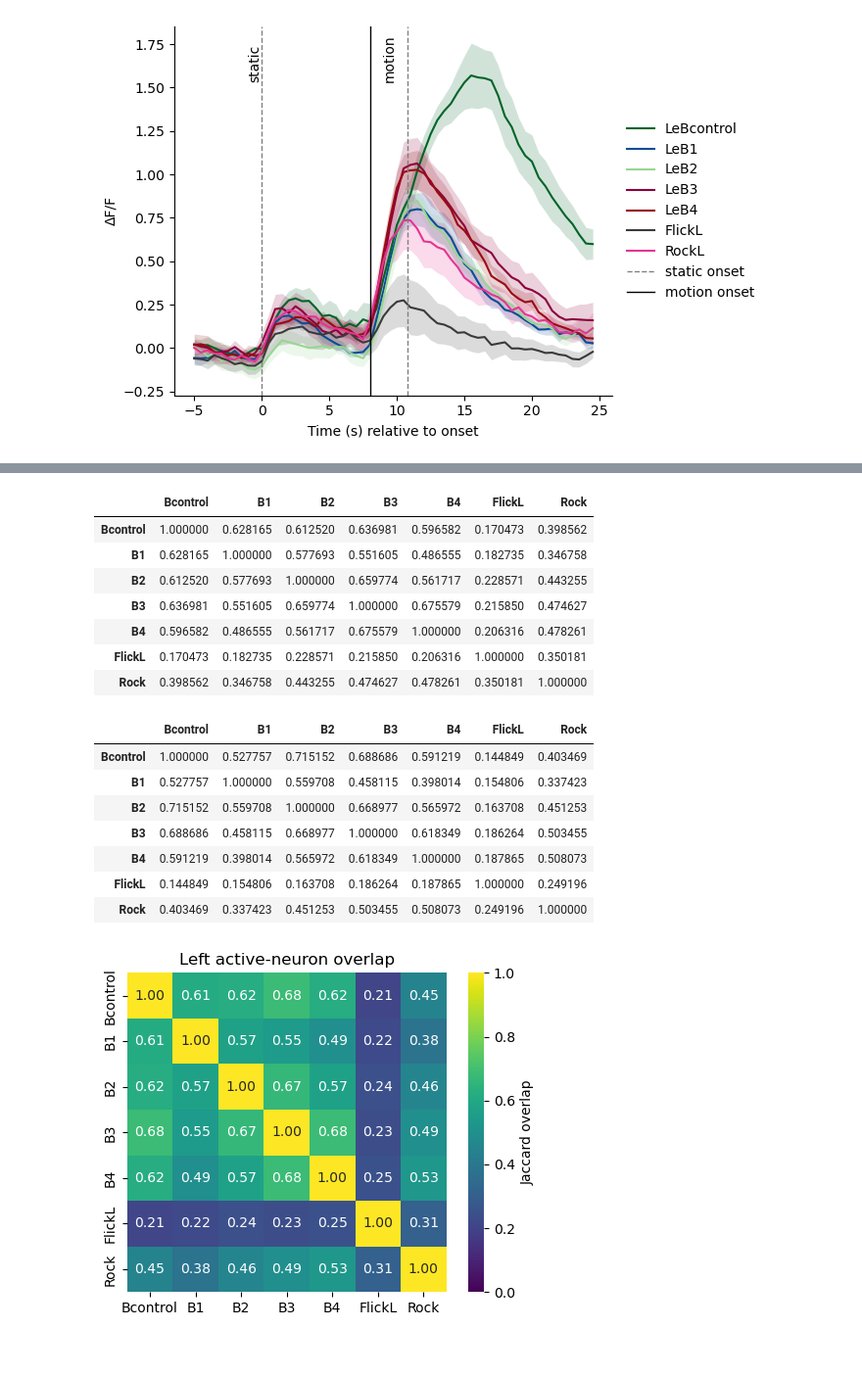
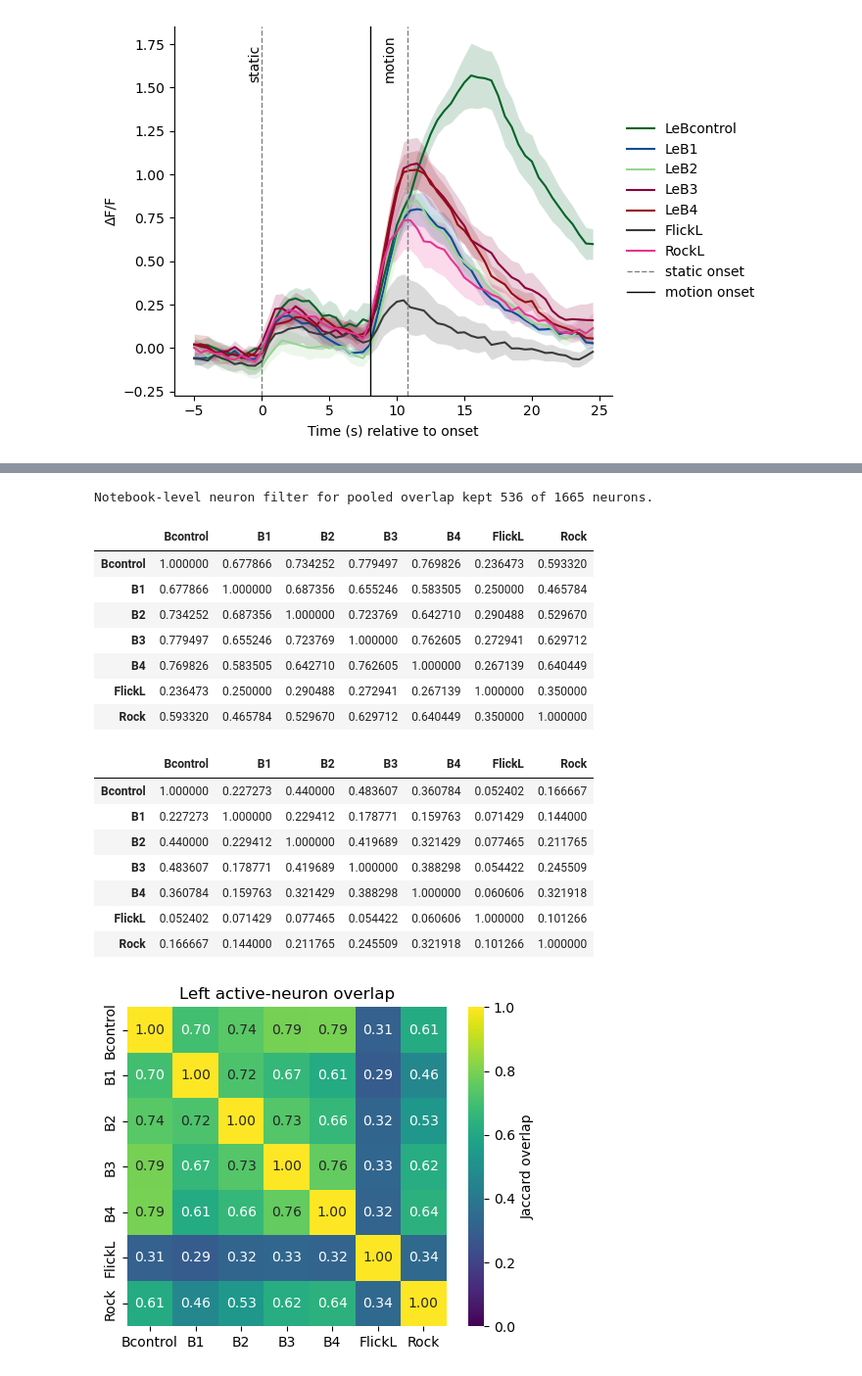
Before and after one commit to uribealej/social_filters, a Jupyter notebook: scripts/calcium_analysis/Exp5_map_positions_several.ipynb, the cells around one changed output, grey strips where cells are left out. Shown at 98% size. Drawn from its saved outputs; the diff is of its cells as text; code cells hidden in the pictures.

```diff
--- a/scripts/calcium_analysis/Exp5_map_positions_several.ipynb
+++ b/scripts/calcium_analysis/Exp5_map_positions_several.ipynb
@@ -315,11 +329,11 @@ Selected stimulus labels: ['LeB1', 'LeB2', 'LeB3', 'LeB4', 'FlickL', 'RockL']
 # %%
 # Cell 03c - Stimulus specificity slice 2 response matrices
-# Computes mean z-score AUC responses for the selected stimuli per fish and pooled across fish.
+# Computes mean z-score AUC responses for all response stimuli per fish and pooled across fish.
 
 stimulus_specificity_responses = build_zscore_response_matrices_all_fish(
     all_fish_data=all_fish_data,
     fish_ids=fish_ids,
-    selected_stimuli=selected_stimuli,
+    selected_stimuli=response_stimuli,
     fps_2p=fps_2p,
     t_pre_s=t_pre_s,
     motion_onset_s=motion_onset_s,
@@ -348,8 +362,8 @@ if not np.all(response_matrix_shape_summary["response_rows"] == response_matrix_
 if pooled_response_matrix.shape[0] != response_row_metadata.shape[0]:
     raise ValueError("Pooled response matrix rows do not match row metadata rows.")
 
-print("Selected stimulus IDs:", stimulus_specificity_responses["selected_stimulus_ids"])
-print("Selected stimulus labels:", stimulus_specificity_responses["selected_stimulus_labels"])
+print("Response stimulus IDs:", stimulus_specificity_responses["selected_stimulus_ids"])
+print("Response stimulus labels:", stimulus_specificity_responses["selected_stimulus_labels"])
 print("Pooled response matrix:", pooled_response_matrix.shape)
 display(response_matrix_shape_summary)
 display(pooled_response_matrix.head())
@@ -2072,6 +2227,30 @@ active_matrices = build_active_neuron_matrices_all_fish(
     fps_2p=fps_2p,
     t_pre_s=t_pre_s,
 )
+
+if "plot_neuron_keep_mask" in globals():
+    if plot_neuron_keep_mask.shape[0] != response_row_metadata.shape[0]:
+        raise ValueError("plot_neuron_keep_mask length does not match response_row_metadata rows.")
+
+    filtered_active_matrices = {}
+    for fid in fish_ids:
+        fish_rows = response_row_metadata["fish_id"].to_numpy() == fid
+        fish_keep_mask = plot_neuron_keep_mask[fish_rows]
+        active_matrix = active_matrices[fid]
+        if active_matrix.shape[0] != fish_keep_mask.shape[0]:
+            raise ValueError(
+                f"Active matrix rows for {fid} do not match response metadata rows: "
+                f"{active_matrix.shape[0]} vs {fish_keep_mask.shape[0]}."
+            )
+        if hasattr(active_matrix, "loc"):
+            filtered_active_matrices[fid] = active_matrix.loc[fish_keep_mask].reset_index(drop=True)
+        else:
+            filtered_active_matrices[fid] = active_matrix[fish_keep_mask, :]
+    active_matrices = filtered_active_matrices
+    print(
+        "Notebook-level neuron filter for pooled overlap kept "
+        f"{int(plot_neuron_keep_mask.sum())} of {plot_neuron_keep_mask.shape[0]} neurons."
+    )
 
 overlap_results = build_active_neuron_overlap_matrices_all_fish(
     active_matrices=active_matrices,
@@ -2082,48 +2261,49 @@ overlap_results = build_active_neuron_overlap_matrices_all_fish(
 left_overlap_matrix = overlap_results["pooled"]["left"]
 right_overlap_matrix = overlap_results["pooled"]["right"]
 
 side_to_plot =  "left"#"left"  # or "right"
 aggregation_to_plot = "mean_per_fish"#"pooled"  # or "mean_per_fish"
 matrix_to_plot = overlap_results[aggregation_to_plot][side_to_plot]
 
 
 display(left_overlap_matrix)
 display(right_overlap_matrix)
 
 fig, ax = plt.subplots(figsize=(5, 4))
 sns.heatmap(
     matrix_to_plot,
     vmin=0,
     vmax=1,
     square=True,
     annot=True,
     fmt=".2f",
     cmap="viridis",
     cbar_kws={"label": "Jaccard overlap"},
     ax=ax,
 )
 ax.set_title(f"{side_to_plot.capitalize()} active-neuron overlap")
 ax.set_xlabel("")
 ax.set_ylabel("")
 plt.tight_layout()
 # %% [output]
+Notebook-level neuron filter for pooled overlap kept 536 of 1665 neurons.
 |  | Bcontrol | B1 | B2 | B3 | B4 | FlickL | Rock |
-| Bcontrol | 1.000000 | 0.628165 | 0.612520 | 0.636981 | 0.596582 | 0.170473 | 0.398562 |
-| B1 | 0.628165 | 1.000000 | 0.577693 | 0.551605 | 0.486555 | 0.182735 | 0.346758 |
-| B2 | 0.612520 | 0.577693 | 1.000000 | 0.659774 | 0.561717 | 0.228571 | 0.443255 |
-| B3 | 0.636981 | 0.551605 | 0.659774 | 1.000000 | 0.675579 | 0.215850 | 0.474627 |
-| B4 | 0.596582 | 0.486555 | 0.561717 | 0.675579 | 1.000000 | 0.206316 | 0.478261 |
-| FlickL | 0.170473 | 0.182735 | 0.228571 | 0.215850 | 0.206316 | 1.000000 | 0.350181 |
-| Rock | 0.398562 | 0.346758 | 0.443255 | 0.474627 | 0.478261 | 0.350181 | 1.000000 |
+| Bcontrol | 1.000000 | 0.677866 | 0.734252 | 0.779497 | 0.769826 | 0.236473 | 0.593320 |
+| B1 | 0.677866 | 1.000000 | 0.687356 | 0.655246 | 0.583505 | 0.250000 | 0.465784 |
+| B2 | 0.734252 | 0.687356 | 1.000000 | 0.723769 | 0.642710 | 0.290488 | 0.529670 |
+| B3 | 0.779497 | 0.655246 | 0.723769 | 1.000000 | 0.762605 | 0.272941 | 0.629712 |
+| B4 | 0.769826 | 0.583505 | 0.642710 | 0.762605 | 1.000000 | 0.267139 | 0.640449 |
+| FlickL | 0.236473 | 0.250000 | 0.290488 | 0.272941 | 0.267139 | 1.000000 | 0.350000 |
+| Rock | 0.593320 | 0.465784 | 0.529670 | 0.629712 | 0.640449 | 0.350000 | 1.000000 |
 |  | Bcontrol | B1 | B2 | B3 | B4 | FlickL | Rock |
-| Bcontrol | 1.000000 | 0.527757 | 0.715152 | 0.688686 | 0.591219 | 0.144849 | 0.403469 |
-| B1 | 0.527757 | 1.000000 | 0.559708 | 0.458115 | 0.398014 | 0.154806 | 0.337423 |
-| B2 | 0.715152 | 0.559708 | 1.000000 | 0.668977 | 0.565972 | 0.163708 | 0.451253 |
-| B3 | 0.688686 | 0.458115 | 0.668977 | 1.000000 | 0.618349 | 0.186264 | 0.503455 |
-| B4 | 0.591219 | 0.398014 | 0.565972 | 0.618349 | 1.000000 | 0.187865 | 0.508073 |
-| FlickL | 0.144849 | 0.154806 | 0.163708 | 0.186264 | 0.187865 | 1.000000 | 0.249196 |
-| Rock | 0.403469 | 0.337423 | 0.451253 | 0.503455 | 0.508073 | 0.249196 | 1.000000 |
+| Bcontrol | 1.000000 | 0.227273 | 0.440000 | 0.483607 | 0.360784 | 0.052402 | 0.166667 |
+| B1 | 0.227273 | 1.000000 | 0.229412 | 0.178771 | 0.159763 | 0.071429 | 0.144000 |
+| B2 | 0.440000 | 0.229412 | 1.000000 | 0.419689 | 0.321429 | 0.077465 | 0.211765 |
+| B3 | 0.483607 | 0.178771 | 0.419689 | 1.000000 | 0.388298 | 0.054422 | 0.245509 |
+| B4 | 0.360784 | 0.159763 | 0.321429 | 0.388298 | 1.000000 | 0.060606 | 0.321918 |
+| FlickL | 0.052402 | 0.071429 | 0.077465 | 0.054422 | 0.060606 | 1.000000 | 0.101266 |
+| Rock | 0.166667 | 0.144000 | 0.211765 | 0.245509 | 0.321918 | 0.101266 | 1.000000 |
-[figure, old version]
+[figure, new version]
 # %%
 # Cell 20 - Decision diagnostic
 # Builds and plots a pooled diagnostic comparing traces with active/inactive decisions.
```
Also changed, not shown: parts of 17 cells of this notebook.
